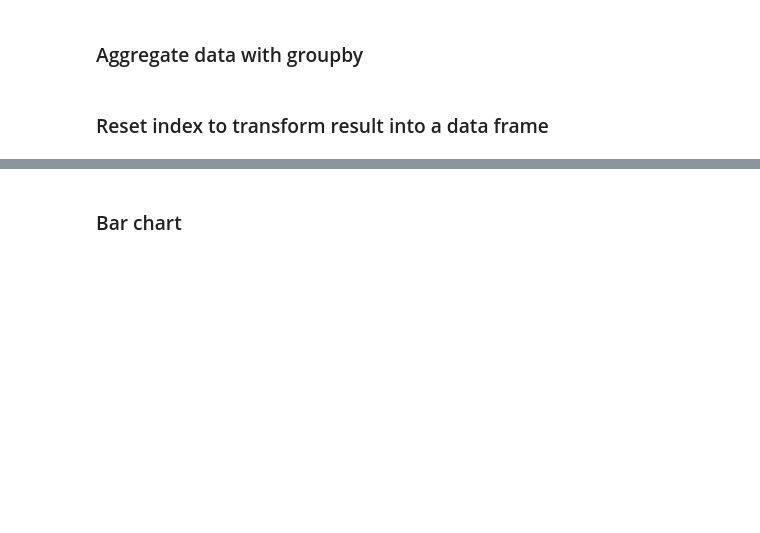
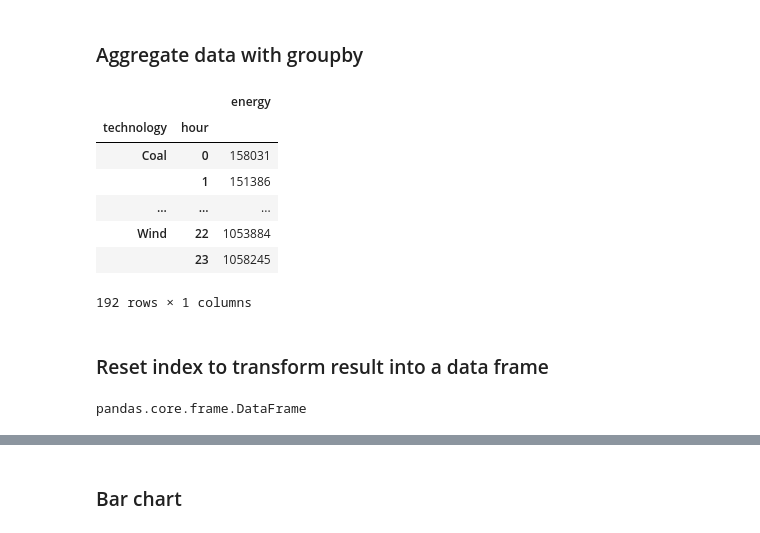
Before and after one commit to NataljaGutorova/practical-python-for-time-series-analysis-5452014, a Jupyter notebook: notebooks/CH02_Groupby/Start.ipynb, the cells around one changed output, grey strips where cells are left out. Cells and saved outputs as stored; diff of their text form; code cells hidden in the pictures; blank space fills up the shorter version.

```diff
--- a/notebooks/CH02_Groupby/Start.ipynb
+++ b/notebooks/CH02_Groupby/Start.ipynb
@@ -81,2 +84,13 @@ df
+# %%
+df.groupby(by=c_cat)[c_num].agg(func='sum')
+# %% [output]
+|  |  | energy |
+| technology | hour |  |
+| Coal | 0 | 158031 |
+|  | 1 | 151386 |
+| ... | ... | ... |
+| Wind | 22 | 1053884 |
+|  | 23 | 1058245 |
+192 rows × 1 columns
 # %% [markdown]
 ### Reset index to transform result into a data frame
@@ -82,0 +99,4 @@ df
+# %%
+type(r)
+# %% [output]
+pandas.core.frame.DataFrame
```
Also changed, not shown: parts of 12 cells of this notebook, 1 other file.
